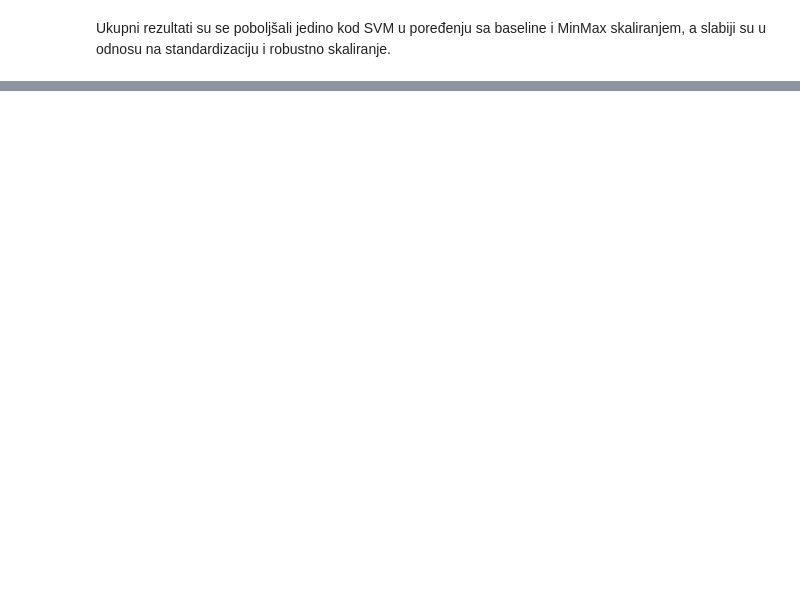
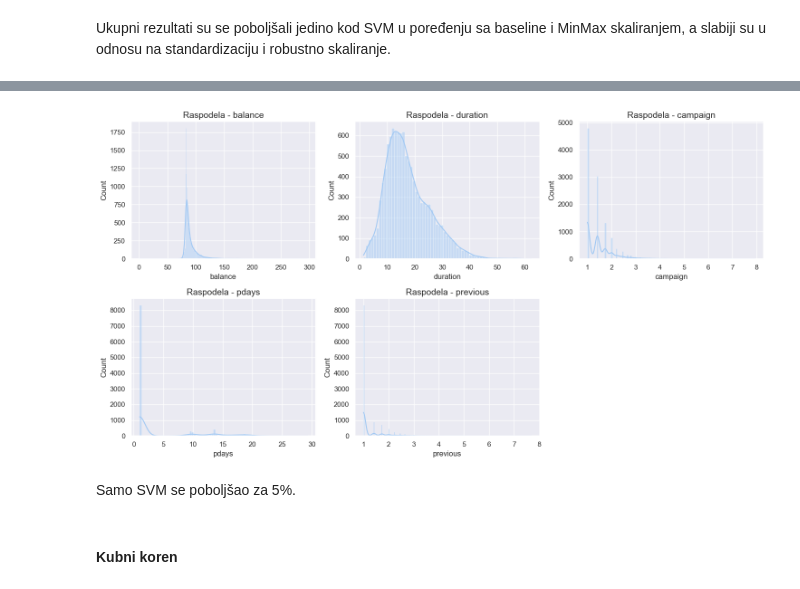
Before and after one commit to paunovicjovan/data-preprocessing-for-ml-1, a Jupyter notebook: Prakticni deo/Transformacija podataka.ipynb, the cells around one changed output, grey strips where cells are left out. Cells and saved outputs as stored; diff of their text form; code cells hidden in the pictures; blank space fills up the shorter version.

```diff
--- a/Prakticni deo/Transformacija podataka.ipynb
+++ b/Prakticni deo/Transformacija podataka.ipynb
@@ -684,0 +694,17 @@ Ukupni rezultati su se poboljšali jedino kod SVM u poređenju sa baseline i Min
+# %%
+X_train_root = X_train.copy()
+X_test_root = X_test.copy()
+
+for col in skewed_cols:
+    min_val = X[col].min()
+    if min_val <= 0:
+        shift = abs(min_val) + 1
+    else:
+        shift = 0
+    X_train_root[col] = np.power(X_train_root[col] + shift, 1/2)
+    X_test_root[col] = np.power(X_test_root[col] + shift, 1/2)
+
+_, lr_root_metrics = run_logistic_regression(X_train_root, y_train, X_test_root, y_test)
+_, rf_root_metrics = run_random_forest(X_train_root, y_train, X_test_root, y_test)
+_, svm_root_metrics = run_svm(X_train_root, y_train, X_test_root, y_test)
+display(combine_results(lr_root_metrics, rf_root_metrics, svm_root_metrics))
@@ -684,0 +717,8 @@ Ukupni rezultati su se poboljšali jedino kod SVM u poređenju sa baseline i Min
+# %%
+visualize_numerical_features(pd.concat([X_train_root, X_test_root], axis=0), skewed_cols)
+# %% [output]
+[figure, added]
+# %% [markdown]
+Samo SVM se poboljšao za 5%.
+# %% [markdown]
+#### Kubni koren
```
Also changed, not shown: parts of 69 cells of this notebook.
